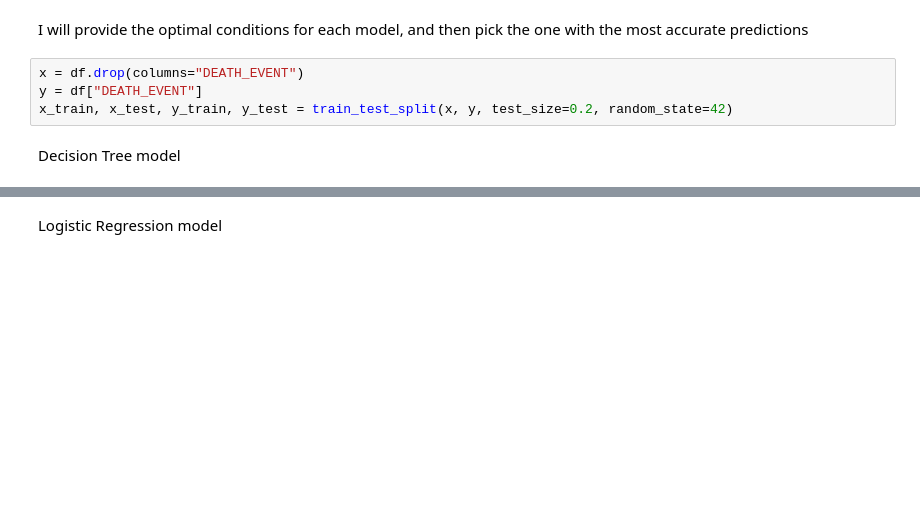
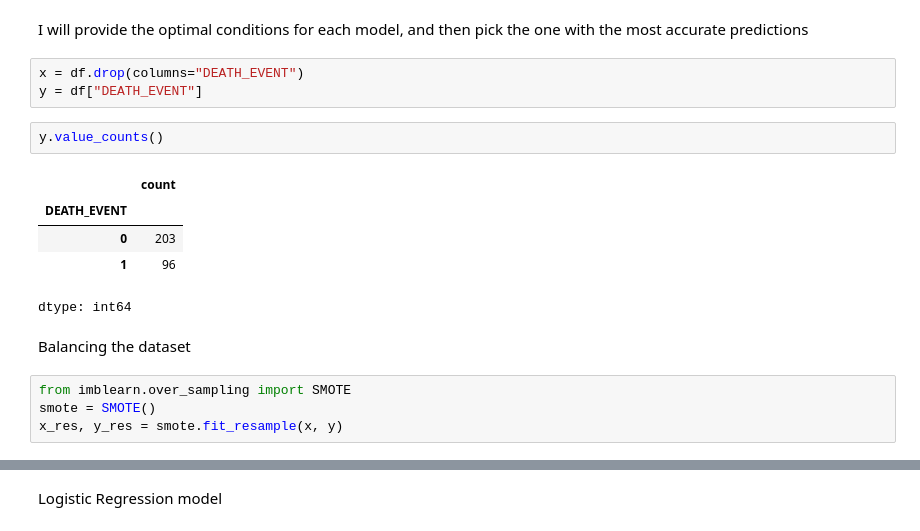
Before and after one commit to Asir-IO/heart-failure-predictor, a Jupyter notebook: lab.ipynb, the cells around one changed output, grey strips where cells are left out. Saved outputs shown, nothing was run; the diff lists cells and outputs as text; blank space fills up the shorter version.

```diff
--- a/lab.ipynb
+++ b/lab.ipynb
@@ -129,6 +134,17 @@ I will provide the optimal conditions for each model, and then pick the one with
 # %%
 x = df.drop(columns="DEATH_EVENT")
 y = df["DEATH_EVENT"]
-x_train, x_test, y_train, y_test = train_test_split(x, y, test_size=0.2, random_state=42)
-# %% [markdown]
-Decision Tree model
+# %%
+y.value_counts()
+# %% [output]
+|  | count |
+| DEATH_EVENT |  |
+| 0 | 203 |
+| 1 | 96 |
+dtype: int64
+# %% [markdown]
+Balancing the dataset
+# %%
+from imblearn.over_sampling import SMOTE
+smote = SMOTE()
+x_res, y_res = smote.fit_resample(x, y)
```
Also changed, not shown: parts of 18 cells of this notebook, 1 other file.
